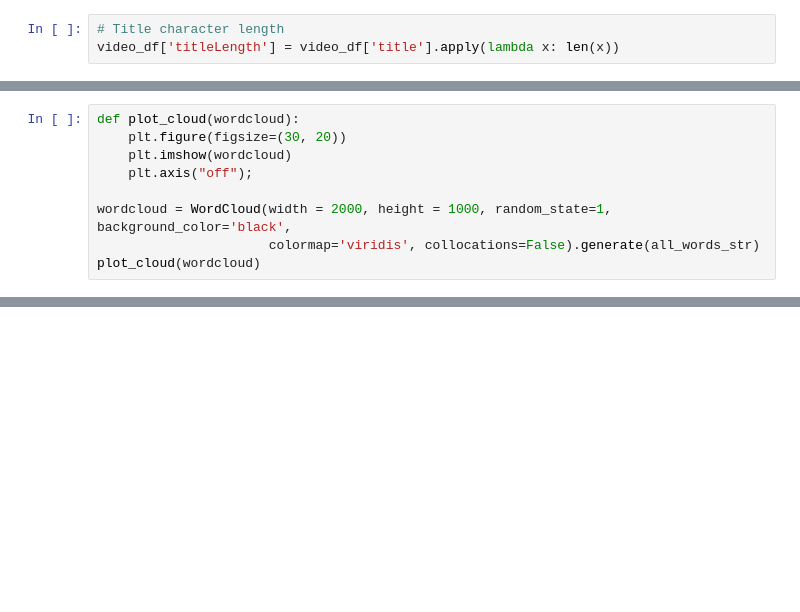
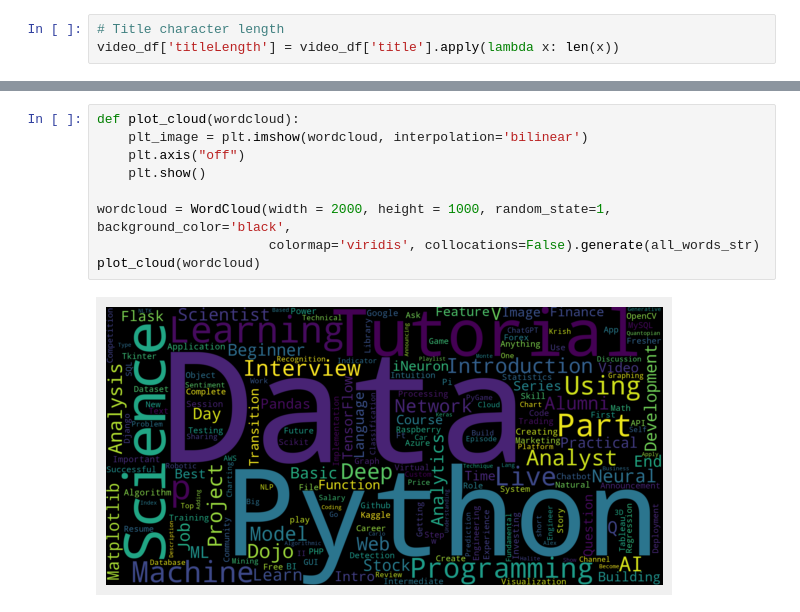
Before and after one commit to GHM1816/youtube-api-analysis, a Jupyter notebook: youtube_api_notebook.ipynb, the cells around one changed output, grey strips where cells are left out. Saved outputs shown, nothing was run; the diff lists cells and outputs as text; blank space fills up the shorter version.

```diff
--- a/youtube_api_notebook.ipynb
+++ b/youtube_api_notebook.ipynb
@@ -370,9 +430,0 @@ all_words_str = ' '.join(all_words)
-# %%
-def plot_cloud(wordcloud):
-    plt.figure(figsize=(30, 20))
-    plt.imshow(wordcloud)
-    plt.axis("off");
-
-wordcloud = WordCloud(width = 2000, height = 1000, random_state=1, background_color='black',
-                      colormap='viridis', collocations=False).generate(all_words_str)
-plot_cloud(wordcloud)
@@ -378,0 +464,11 @@ plot_cloud(wordcloud)
+# %%
+def plot_cloud(wordcloud):
+    plt_image = plt.imshow(wordcloud, interpolation='bilinear')
+    plt.axis("off")
+    plt.show()
+
+wordcloud = WordCloud(width = 2000, height = 1000, random_state=1, background_color='black',
+                      colormap='viridis', collocations=False).generate(all_words_str)
+plot_cloud(wordcloud)
+# %% [output]
+[figure, added]
```
Also changed, not shown: parts of 30 cells of this notebook.
